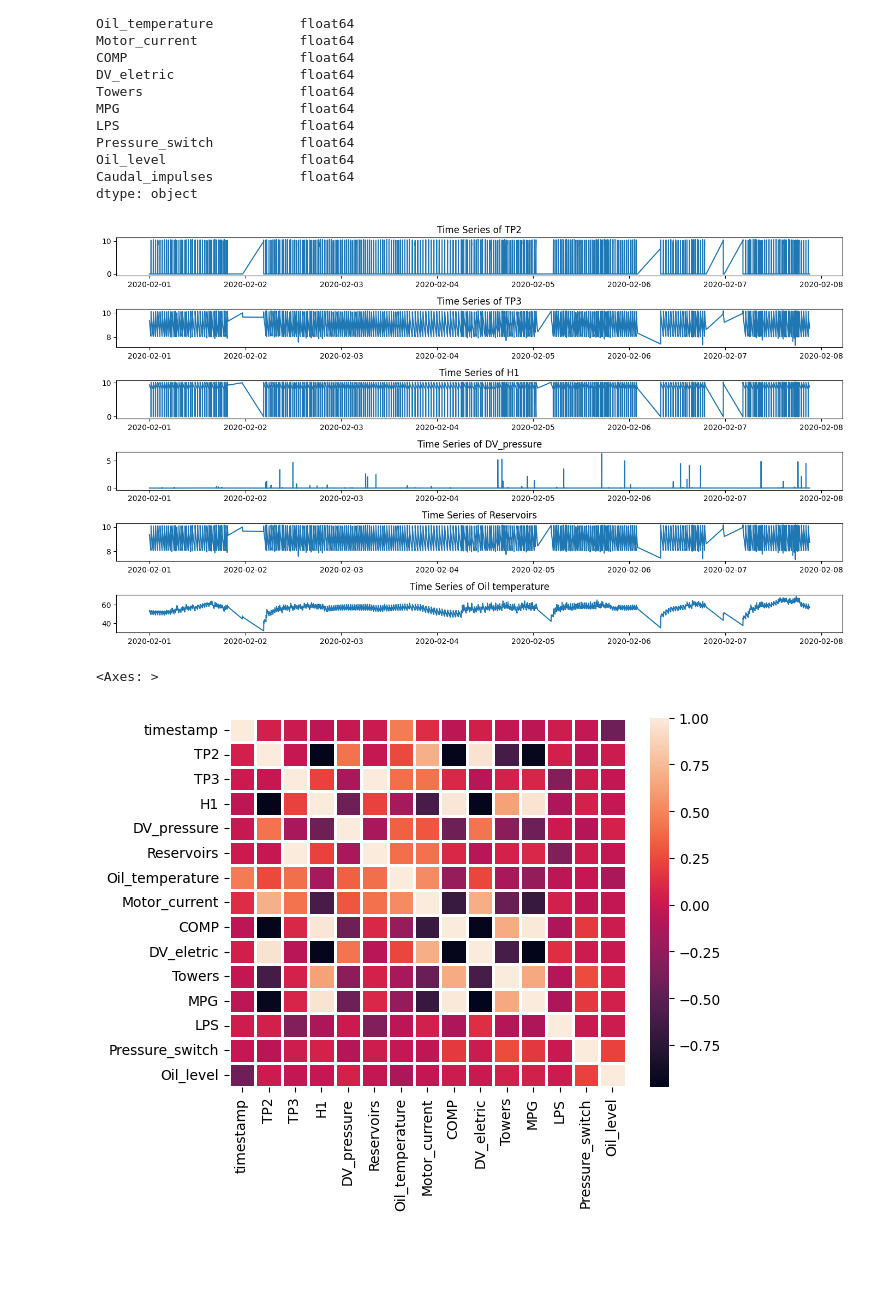
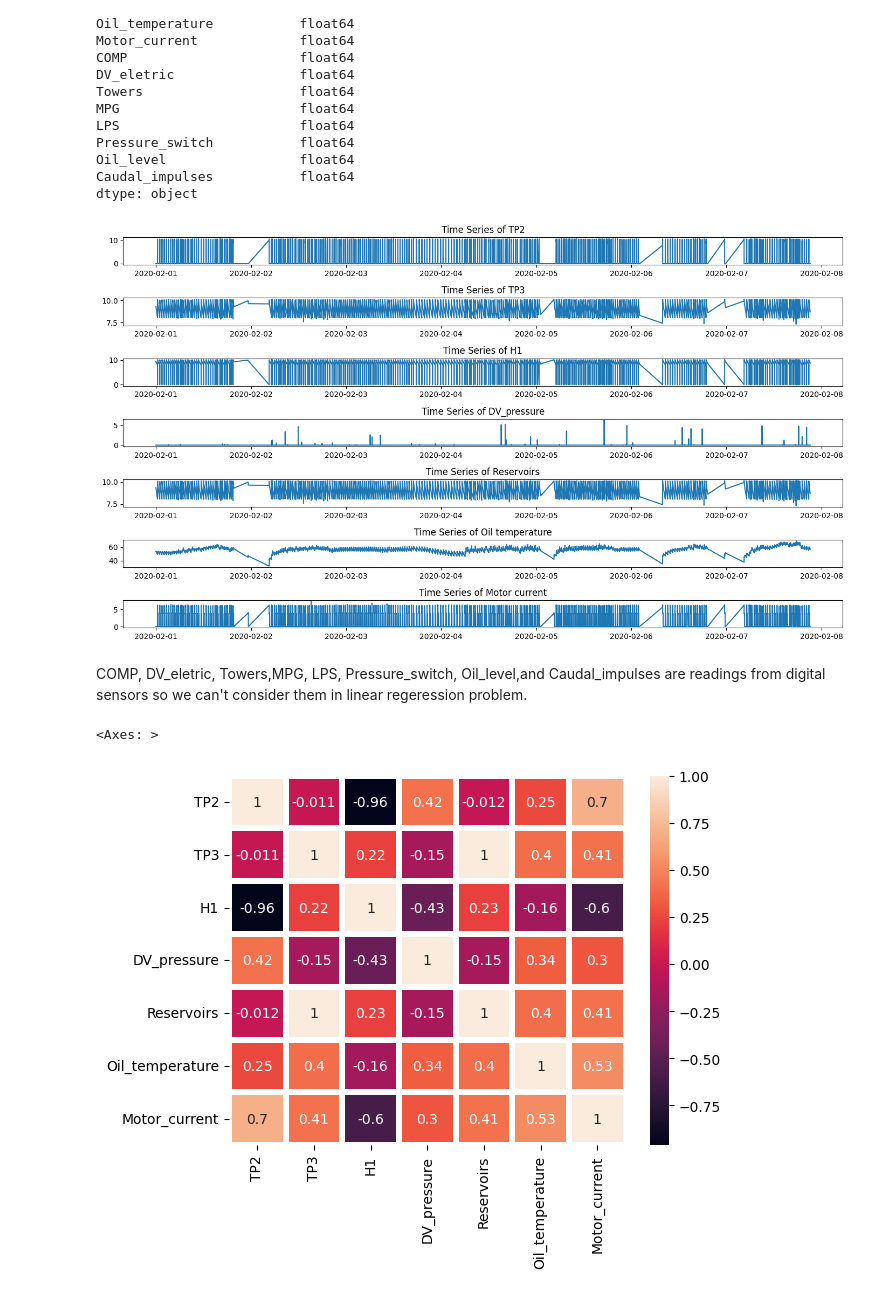
Before and after one commit to Maulik2493/IT496-T18, a Jupyter notebook: 202101210_Maharshi_Pipaliya/202101210_Maharshi_Pipaliya.ipynb, the cells around one changed output. Saved outputs shown, nothing was run; the diff lists cells and outputs as text; code cells hidden in the pictures; blank space fills up the shorter version.

```diff
--- a/202101210_Maharshi_Pipaliya/202101210_Maharshi_Pipaliya.ipynb
+++ b/202101210_Maharshi_Pipaliya/202101210_Maharshi_Pipaliya.ipynb
@@ -140,40 +142,45 @@ Columns=[ 'TP2', 'TP3', 'H1', 'DV_pressure', 'Reservoirs',
 # %%
 plt.figure(figsize=(14, 8))
 
-plt.subplot(6, 1, 1)
+plt.subplot(7, 1, 1)
 plt.plot(df_new['timestamp'], df_new['TP2'])
 plt.title('Time Series of TP2')
 
-plt.subplot(6, 1, 2)
+plt.subplot(7, 1, 2)
 plt.plot(df_new['timestamp'], df_new['TP3'])
 plt.title('Time Series of TP3')
 
-plt.subplot(6, 1, 3)
+plt.subplot(7, 1, 3)
 plt.plot(df_new['timestamp'], df_new['H1'])
 plt.title('Time Series of H1')
 
-plt.subplot(6, 1, 4)
+plt.subplot(7, 1, 4)
 plt.plot(df_new['timestamp'], df_new['DV_pressure'])
 plt.title('Time Series of DV_pressure')
 
-plt.subplot(6, 1, 5)
+plt.subplot(7, 1, 5)
 plt.plot(df_new['timestamp'], df_new['Reservoirs'])
 plt.title('Time Series of Reservoirs')
 
-plt.subplot(6, 1, 6)
+plt.subplot(7, 1, 6)
 plt.plot(df_new['timestamp'], df_new['Oil_temperature'])
 plt.title('Time Series of Oil temperature')
 
+plt.subplot(7, 1, 7)
+plt.plot(df_new['timestamp'], df_new['Motor_current'])
+plt.title('Time Series of Motor current')
+
 plt.tight_layout()
 plt.show()
 # %% [output]
-[figure, old version]
+[figure, new version]
+# %% [markdown]
+COMP, DV_eletric, Towers,MPG, LPS,  Pressure_switch, Oil_level,and Caudal_impulses are readings from digital sensors so we can't consider them in linear regeression problem.
 # %%
-df_Without_Unnamed = df[["timestamp", "TP2", "TP3", "H1", "DV_pressure",
-       "Reservoirs", "Oil_temperature", "Motor_current", "COMP", "DV_eletric",
-       "Towers", "MPG", "LPS", "Pressure_switch", "Oil_level"]]
-sns.heatmap(data=df_Without_Unnamed.corr(), lw = 1)
+df_Analog = df[[ "TP2", "TP3", "H1", "DV_pressure",
+       "Reservoirs", "Oil_temperature", "Motor_current"]]
+sns.heatmap(data=df_Analog.corr(), lw = 3, annot=True)
 # %% [output]
 <Axes: >
-[figure, old version]
+[figure, new version]
 # %%
```
Also changed, not shown: parts of 18 cells of this notebook.
